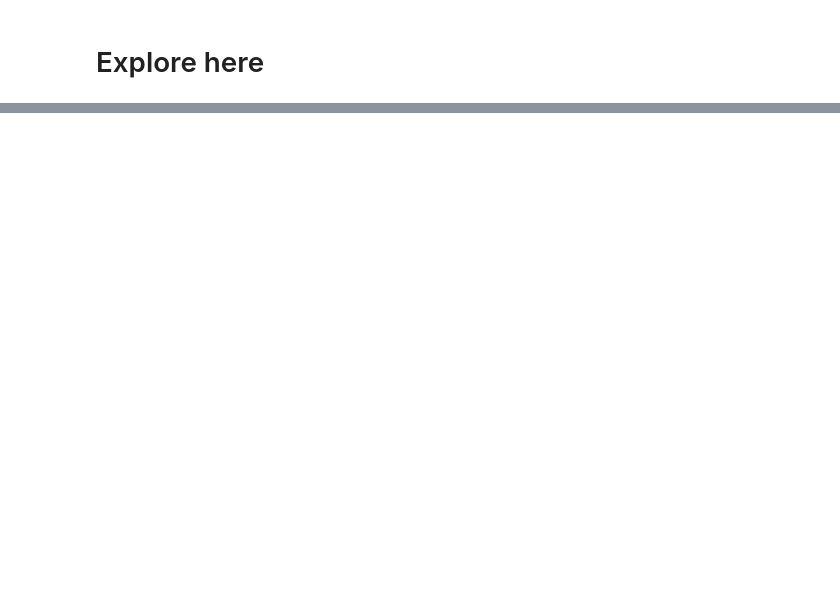
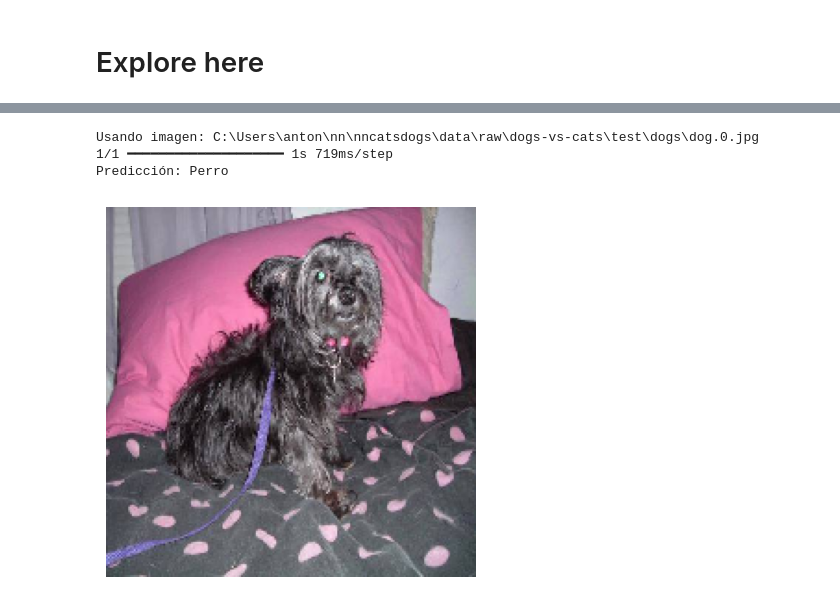
Before and after one commit to Antonio-garcia-2025/nncatsdogs, a Jupyter notebook: src/explore.ipynb, the cells around one changed output, grey strips where cells are left out. Drawn from its saved outputs; the diff is of its cells as text; code cells hidden in the pictures; blank space fills up the shorter version.

```diff
--- a/src/explore.ipynb
+++ b/src/explore.ipynb
@@ -203,0 +265,8 @@ print(f'Accuracy: {accuracy:.4f}')
+# %%
+#rescata el modelo y evalua el test accuaracy
+from tensorflow.keras.models import load_model
+#carga el modelo guardado
+loaded_model = load_model('../models/cats_dogs_vgg16.keras')
+#evaluar el modelo cargado con el conjunto de test
+test_loss, test_acc = loaded_model.evaluate(test_generator, steps=test_generator.samples // test_generator.batch_size)
+print(f"Test accuracy del modelo cargado: {test_acc:.4f}")
@@ -203,0 +276,36 @@ print(f'Accuracy: {accuracy:.4f}')
+# %%
+#rescata una imagen de test y haz una prediccion
+import numpy as np
+from tensorflow.keras.preprocessing import image
+from pathlib import Path
+
+# Busca una imagen de prueba válida en el directorio de test
+test_image_dir = Path(r"C:\Users\anton\nn\nncatsdogs\data\raw\dogs-vs-cats\test\dogs")
+test_images = sorted(test_image_dir.glob('dog*.jpg'))
+if not test_images:
+    raise FileNotFoundError(f"No se encontraron imágenes en {test_image_dir}")
+
+# Usa la primera imagen disponible
+tes_imagen_path = test_images[0]
+print('Usando imagen:', tes_imagen_path)
+
+img = image.load_img(tes_imagen_path, target_size=(200, 200))
+img_array = image.img_to_array(img)
+img_array = np.expand_dims(img_array, axis=0)
+# Normaliza y agrega dimensión de batch
+img_array /= 255.0
+# Realiza la predicción
+prediction = loaded_model.predict(img_array)
+if prediction[0][0] > 0.5:
+    print("Predicción: Perro")
+else:
+    print("Predicción: Gato")
+#muestra la imagen
+plt.imshow(img)
+plt.axis('off')
+plt.show()
+# %% [output]
+Usando imagen: C:\Users\anton\nn\nncatsdogs\data\raw\dogs-vs-cats\test\dogs\dog.0.jpg
+1/1 ━━━━━━━━━━━━━━━━━━━━ 1s 719ms/step
+Predicción: Perro
+[figure, added]
```
Also changed, not shown: parts of 7 cells of this notebook.
